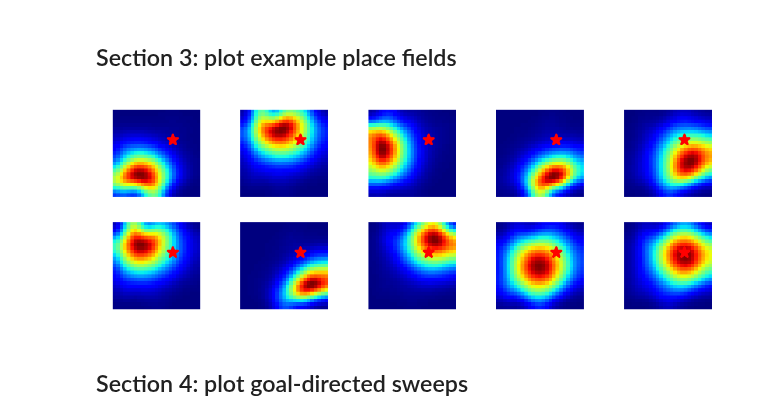
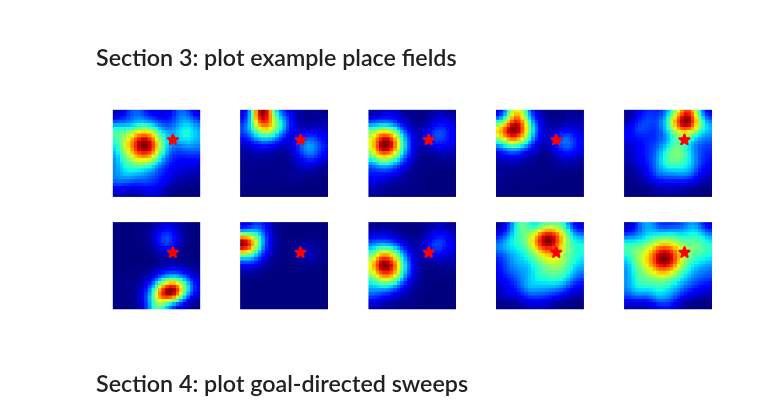
Before and after one commit to ZilongJi/HoneycombSweeps, a Jupyter notebook: HDPCCAN_Sweep_Spinning_sweeps_realtrajectory.ipynb, the cells around one changed output. Cells and saved outputs as stored; diff of their text form; code cells hidden in the pictures.

```diff
--- a/HDPCCAN_Sweep_Spinning_sweeps_realtrajectory.ipynb
+++ b/HDPCCAN_Sweep_Spinning_sweeps_realtrajectory.ipynb
@@ -333,12 +818,12 @@ bm.set_dt(1.0) #ms
 bm.clear_buffer_memory(platform='gpu')
 
 v0 = 1.0*bm.pi/1000  #baseline speed
-mbar_hd = 10#5 #5. #HD adaptation strength
-mbar_pc = 8#5 #5. #GC adaptation strength
+mbar_hd = 2#5 #5. #HD adaptation strength
+mbar_pc = 2#5 #5. #GC adaptation strength
 noise_stre = 0.
 Phase_Offset = 1.5#1.5 #1.5
-theta_hd_modulation = 0.4 # default 0.4; maximal 0.4
-theta_gc_modulation = 0.5 #0.8 # default 0.5; maximal 0.5,
+theta_hd_modulation = 0.2 # default 0.4; maximal 0.4
+theta_gc_modulation = 0.2 #0.8 # default 0.5; maximal 0.5,
 Topdown_mod = 4.0 # strength of topdown modulation
 
 
@@ -361,11 +846,11 @@ HD_net = HD_cell_L1(num=100,
 
 #layer 2
 PC_net = PC_cell_L2(noise_stre = noise_stre,
-                    num=50,
+                    num=20,
                     tau = 10.,
                     tau_v = 100.,
                     mbar = mbar_pc,
-                    a = 0.7,
+                    a = 0.4,
                     A = 5,
                     td_A = 5,
                     J0 = 10.0,
@@ -379,9 +864,9 @@ PC_net = PC_cell_L2(noise_stre = noise_stre,
 # run coupled net
 def run_CoupleNet(i, Animal_location, Head_direction, Animal_speed, Dir2Goal):
 
-    A_modulation = (2+Animal_speed/v0)/5/10
-    theta_modulation_stre_hd = theta_hd_modulation * Animal_speed / v0 /10
-    theta_modulation_stre_gc = theta_gc_modulation * Animal_speed / v0 / 10
+    A_modulation = (2+Animal_speed/v0)/5
+    theta_modulation_stre_hd = theta_hd_modulation * Animal_speed / v0
+    theta_modulation_stre_gc = theta_gc_modulation * Animal_speed / v0
 
     T_theta = 100 #100ms a cycle, i.e., 10 Hz a second
     #calculate TheataModulator at time step i for HD and GC
@@ -415,7 +900,7 @@ def run(time, pos, hd, speed, d2g):
 simulate_time = 50000  #every 50s perform the simulation, otherwise the gpu will run out of memory
 
 # Pre-allocate arrays
-pc_activity = np.empty((len(Animal_location_all), 50, 50))
+pc_activity = np.empty((len(Animal_location_all), 10, 10))
 hd_activity = np.empty((len(Animal_location_all), 100))
 pc_bumpcenter = np.empty((len(Animal_location_all), 2))
 hd_bumpcenter = np.empty((len(Animal_location_all), 1))
@@ -430,7 +915,7 @@ for i in range(0, len(Animal_location_all), simulate_time):
                                                                                                         Animal_speed_all[i:i+simulate_time],
                                                                                                         Dir2Goal_all[i:i+simulate_time])
     #send data to cpu and store them
-    pc_activity[i:i+simulate_time,:,:] = np.asarray(pc_activity_i).reshape((-1,50,50))
+    pc_activity[i:i+simulate_time,:,:] = np.asarray(pc_activity_i).reshape((-1,20,20))[:, 5:15, 5:15]  # Crop to 10x10
     hd_activity[i:i+simulate_time,:] = np.asarray(hd_activity_i)
     pc_bumpcenter[i:i+simulate_time,:] = np.asarray(pc_bumpcenter_i)
     hd_bumpcenter[i:i+simulate_time,:] = np.asarray(hd_bumpcenter_i)
@@ -448,37 +946,37 @@ Simulation progress: 95%
 #plot all the firing rates in a single merged image
 fig, axs = plt.subplots(2, 5, figsize=(4,1.5), dpi=300)
 num = 50
 dim = num//2
 Position_norm = (Animal_location_all - Animal_location_all.min() - 1e-5)/(Animal_location_all.max() - Animal_location_all.min())
 #mark the goal location
 goal_x = (goal_loc[0]- Animal_location_all.min())/(Animal_location_all.max() - Animal_location_all.min())*dim
 goal_y = (goal_loc[1]- Animal_location_all.min())/(Animal_location_all.max() - Animal_location_all.min())*dim
 
 for i in range(10):
-    cellindex_x = np.random.randint(12, 38)
-    cellindex_y = np.random.randint(12, 38)
+    cellindex_x = np.random.randint(0, 10)
+    cellindex_y = np.random.randint(0, 10)
     map = get_tuningMap(pc_activity,
                         Position_norm,
                         cellindex_x=cellindex_x,
                         cellindex_y=cellindex_y,
                         filter= True,
                         samples_per_sec=1000,
                         dim=dim)
 
     #5 row and 2 cols
     ax = axs[i // 5, i % 5]
 
     ax.scatter(goal_x, goal_y, color='red', marker='*', s=20)
 
     ax.set_xticks([])
     ax.set_yticks([])
     ax.axis('off')
     ax.imshow(map, cmap='jet', origin='lower')
 
 plt.tight_layout()
-plt.savefig('/home/zilong/Desktop/HoneycombSweeps/figures/PaperFig/Example_place_maps.pdf', dpi=300)
+plt.savefig('/home/zilong/Desktop/HoneycombSweeps/figures/PaperFig/Example_place_maps_realtraj.pdf', dpi=300)
 # %% [output]
-[figure, old version]
+[figure, new version]
 # %% [markdown]
 ## Section 4: plot goal-directed sweeps
 # %%
```
Also changed, not shown: parts of 20 cells of this notebook, 14 other files.
